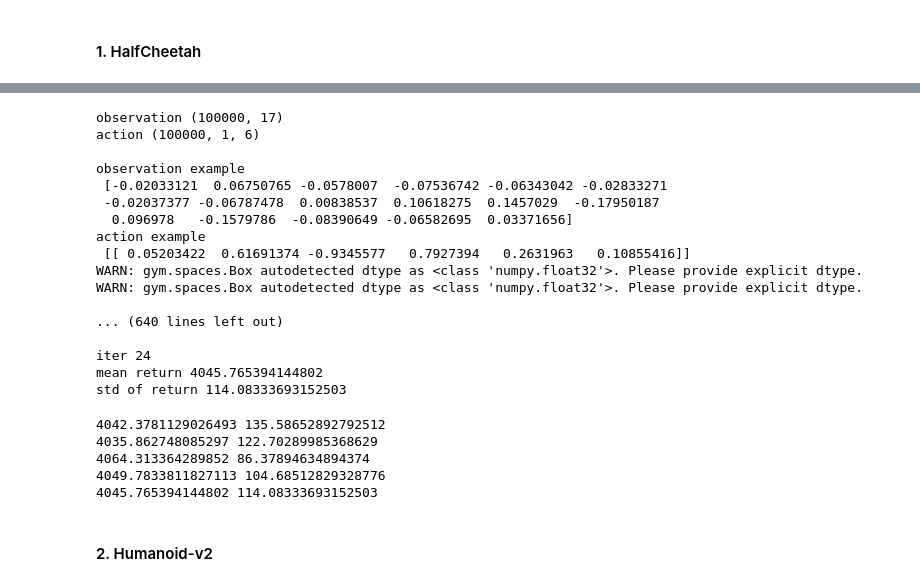
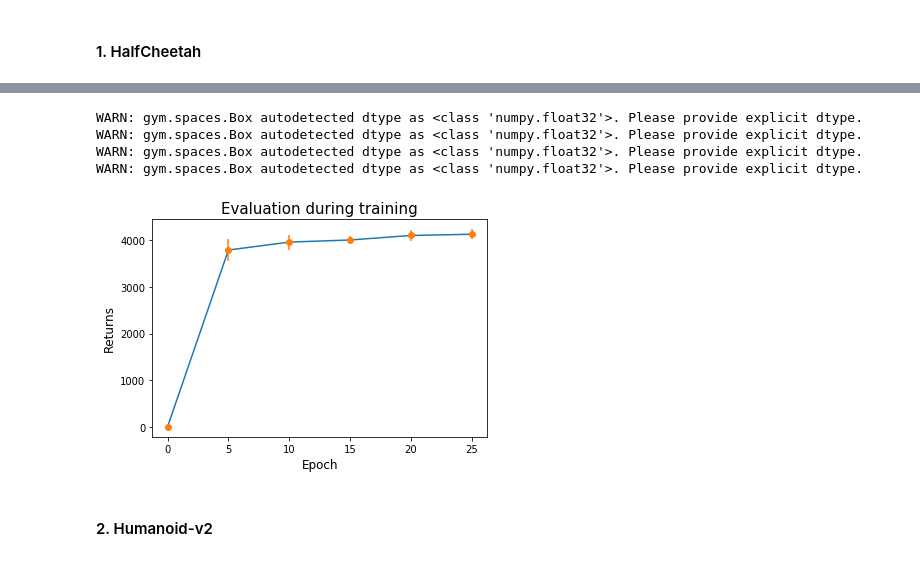
Before and after one commit to seungwon1/cs294_hw, a Jupyter notebook: hw1/hw1.ipynb, the cells around one changed output, grey strips where cells are left out. Cells and saved outputs as stored; diff of their text form; code cells hidden in the pictures.

```diff
--- a/hw1/hw1.ipynb
+++ b/hw1/hw1.ipynb
@@ -292,11 +285,13 @@ plt.show()
 <Figure size 432x288 with 0 Axes>
 # %%
-# performance w.r.t learning rate
+# performance w.r.t epoch
 
 # split data, create env
 data = 'HalfCheetah-v22'
 game = 'HalfCheetah-v2'
 x_train, y_train, x_val, y_val, x_test, y_test, num_action, num_state = load_split_data(data, game)
+env = gym.make(game)
+sess = get_session()
 
 # training deep neural nets
 seed = 1
@@ -304,48 +299,32 @@ set_seed(seed)
 it_num = int(1e+5)
 batch_size = 100
 batch_size2 = int(batch_size/3)
-epoch = 25
-lr_list = [1e-3, 5e-4, 1e-4, 5e-5, 1e-5]
-return_list = []
-for i in lr_list:
-    sess = get_session()
-    sess, state, action, out = train_nn(seed, num_state, sess, num_action, it_num, batch_size, batch_size2, epoch, x_train,
-                                        y_train, x_val, y_val, x_test, y_test, lr = i, plot = False, verbose = False)
+epoch = 30
 
-    # evaluate policy of trained agent
-    env = gym.make(game)
-    num_rollouts = 25
-    returns = []
-    returns = eval_policy(game, num_rollouts, sess, state, out, verbose = False)
-    return_list.append(returns)
+sess, state, action, out, eval_list = train_nn(seed, num_state, sess, num_action, it_num, batch_size, batch_size2, epoch, x_train,
+                                        y_train, x_val, y_val, x_test, y_test, plot = False, verbose = False, evaluate=True, env = env)
 # %% [output]
-observation (100000, 17)
-action (100000, 1, 6)
-
-observation example
- [-0.02033121  0.06750765 -0.0578007  -0.07536742 -0.06343042 -0.02833271
- -0.02037377 -0.06787478  0.00838537  0.10618275  0.1457029  -0.17950187
-  0.096978   -0.1579786  -0.08390649 -0.06582695  0.03371656]
-action example
- [[ 0.05203422  0.61691374 -0.9345577   0.7927394   0.2631963   0.10855416]]
 WARN: gym.spaces.Box autodetected dtype as <class 'numpy.float32'>. Please provide explicit dtype.
 WARN: gym.spaces.Box autodetected dtype as <class 'numpy.float32'>. Please provide explicit dtype.
-
-... (640 lines left out)
-
-iter 24
-mean return 4045.765394144802
-std of return 114.08333693152503
+WARN: gym.spaces.Box autodetected dtype as <class 'numpy.float32'>. Please provide explicit dtype.
+WARN: gym.spaces.Box autodetected dtype as <class 'numpy.float32'>. Please provide explicit dtype.
-# %%
-# print mean and std of return of 25 number of simulations
-for i in return_list:
-    print(np.mean(i), np.std(i))
-# %% [output]
-4042.3781129026493 135.58652892792512
-4035.862748085297 122.70289985368629
-4064.313364289852 86.37894634894374
-4049.7833811827113 104.68512829328776
-4045.765394144802 114.08333693152503
+# %%
+#plot mean and std w.r.t epoch
+xrange = [0, 5,10,15,20,25]
+mean, std = [], []
+for idx, i in enumerate(eval_list):
+    mean.append(i[0])
+    std.append(i[1])
+
+plt.plot(xrange, mean)
+plt.errorbar(xrange, mean, std, linestyle='None', marker='o')
+
+plt.xlabel('Epoch', size=12)
+plt.ylabel('Returns',size =12)
+plt.title('Evaluation during training', size = 15)
+plt.show()
+# %% [output]
+[figure, added]
 # %% [markdown]
 #### 2. Humanoid-v2
 # %%
```
Also changed, not shown: parts of 19 cells of this notebook.
